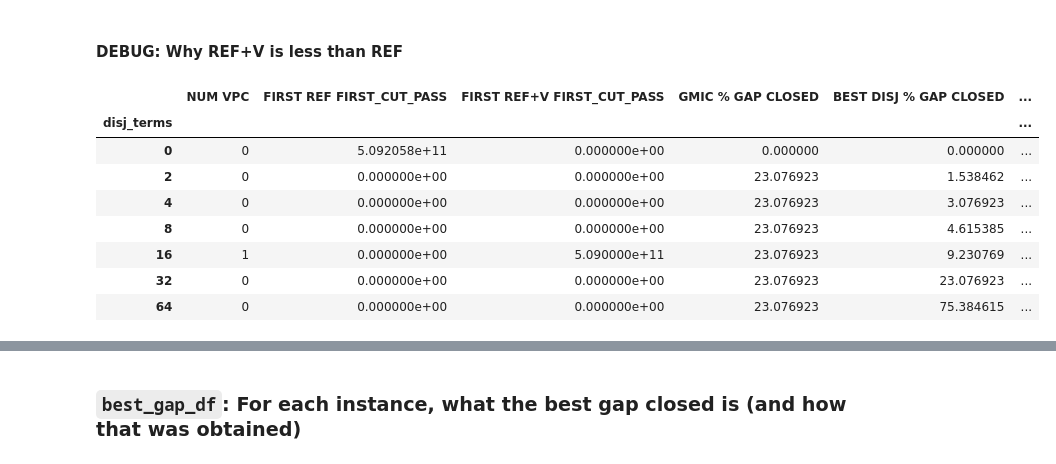
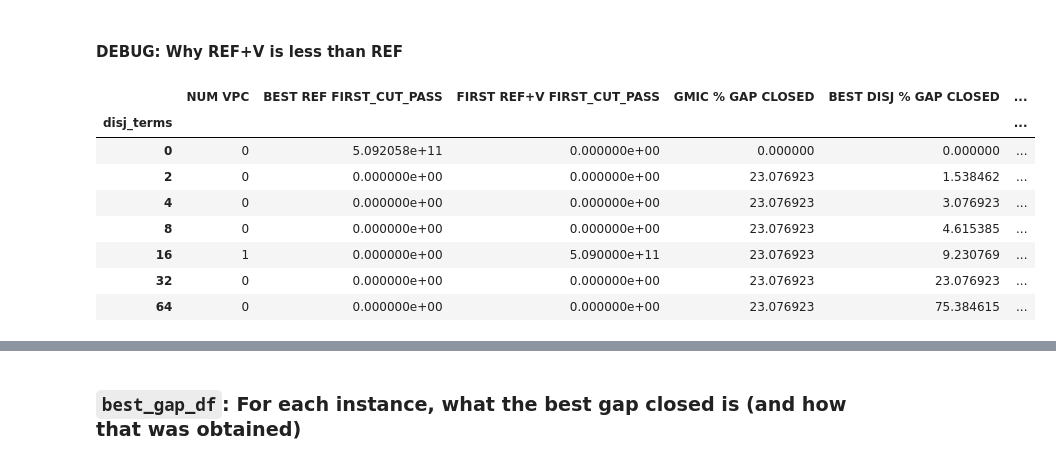
Before and after one commit to akazachk/vpc, a Jupyter notebook: plots/plots.ipynb, the cells around one changed output, grey strips where cells are left out. Cells and saved outputs as stored; diff of their text form; code cells hidden in the pictures.

```diff
--- a/plots/plots.ipynb
+++ b/plots/plots.ipynb
@@ -808,18 +808,23 @@ col_gmic        = 'GMIC % GAP CLOSED'
 col_best_disj   = 'BEST DISJ % GAP CLOSED'
 col_vpc         = 'VPC % GAP CLOSED'
 col_vpc_gmic    = 'VPC+GMIC % GAP CLOSED'
-col_first_ref   = 'REF FIRST_CUT_PASS % GAP CLOSED'
+col_first_ref_first = 'FIRST REF FIRST_CUT_PASS % GAP CLOSED'
+col_first_ref   = 'BEST REF FIRST_CUT_PASS % GAP CLOSED'
 col_first_ref_v = 'REF+V FIRST_CUT_PASS % GAP CLOSED'
-col_last_ref    = 'REF LAST_CUT_PASS % GAP CLOSED'
+col_last_ref_first = 'FIRST REF LAST_CUT_PASS % GAP CLOSED'
+col_last_ref    = 'BEST REF LAST_CUT_PASS % GAP CLOSED'
 col_last_ref_v  = 'REF+V LAST_CUT_PASS % GAP CLOSED'
 col_num_vpcs    = 'NUM VPC'
+col_num_gmic    = 'NUM GMIC'
 gap_cols = [
     col_gmic,
     col_best_disj,
     col_vpc,
     col_vpc_gmic,
+    col_first_ref_first,
     col_first_ref,
     col_first_ref_v,
+    col_last_ref_first,
     col_last_ref,
     col_last_ref_v,
 ]
@@ -870,8 +875,10 @@ gap_df = df.loc[:,
                     'VPC OBJ',
                     'VPC+GMIC OBJ',
                     'FIRST REF FIRST_CUT_PASS',
+                    'BEST REF FIRST_CUT_PASS',
                     'FIRST REF+V FIRST_CUT_PASS',
                     'FIRST REF LAST_CUT_PASS',
+                    'BEST REF LAST_CUT_PASS',
                     'FIRST REF+V LAST_CUT_PASS',
                     'NUM GMIC',
                     'NUM VPC',
@@ -898,11 +905,13 @@ col = cut_type + " OBJ"
 gap_df[cut_type + " % GAP CLOSED"] = calc_gap_closed(gap_df, col)
 
 col = "REF FIRST_CUT_PASS"
-gap_df[col + " % GAP CLOSED"] = calc_gap_closed(gap_df, "FIRST " + col)
+gap_df["FIRST " + col + " % GAP CLOSED"] = calc_gap_closed(gap_df, "FIRST " + col)
+gap_df["BEST " + col + " % GAP CLOSED"] = calc_gap_closed(gap_df, "BEST " + col)
 col = "REF+V FIRST_CUT_PASS"
 gap_df[col + " % GAP CLOSED"] = calc_gap_closed(gap_df, "FIRST " + col)
 col = "REF LAST_CUT_PASS"
-gap_df[col + " % GAP CLOSED"] = calc_gap_closed(gap_df, "FIRST " + col)
+gap_df["FIRST " + col + " % GAP CLOSED"] = calc_gap_closed(gap_df, "FIRST " + col)
+gap_df["BEST " + col + " % GAP CLOSED"] = calc_gap_closed(gap_df, "BEST " + col)
 col = "REF+V LAST_CUT_PASS"
 gap_df[col + " % GAP CLOSED"] = calc_gap_closed(gap_df, "FIRST " + col)
 
@@ -1042,22 +1051,22 @@ display(selected_gap_df.head(21).loc[:,[col_num_vpcs]+gap_cols])
 # %%
 ### DEBUG
 # Why REF+V < REF
 
 # inst = 'f2gap801600_presolved'
 inst = 'neos-1112787_presolved'
 
-tmp_df = gap_df.loc[inst,['NUM VPC']+['FIRST REF FIRST_CUT_PASS']+['FIRST REF+V FIRST_CUT_PASS']+gap_cols+['LP OBJ','IP OBJ']]
+tmp_df = gap_df.loc[inst,['NUM VPC']+['BEST REF FIRST_CUT_PASS']+['FIRST REF+V FIRST_CUT_PASS']+gap_cols+['LP OBJ','IP OBJ']]
 
 # display(tmp_df)
-# display(gap_df.loc[inst,['NUM VPC']+['FIRST REF FIRST_CUT_PASS']+['FIRST REF+V FIRST_CUT_PASS']+gap_cols])
+# display(gap_df.loc[inst,['NUM VPC']+['BEST REF FIRST_CUT_PASS']+['FIRST REF+V FIRST_CUT_PASS']+gap_cols])
 
-# display(selected_gap_df.loc[inst,['NUM VPC']+['FIRST REF FIRST_CUT_PASS']+['FIRST REF+V FIRST_CUT_PASS']+gap_cols])
+# display(selected_gap_df.loc[inst,['NUM VPC']+['BEST REF FIRST_CUT_PASS']+['FIRST REF+V FIRST_CUT_PASS']+gap_cols])
 
 col = "REF+V FIRST_CUT_PASS"
 tmp_df[col + " % GAP CLOSED"] = calc_gap_closed(tmp_df, "FIRST " + col)
 display(tmp_df)
 # %% [output]
-|  | NUM VPC | FIRST REF FIRST_CUT_PASS | FIRST REF+V FIRST_CUT_PASS | GMIC % GAP CLOSED | BEST DISJ % GAP CLOSED | ... |
+|  | NUM VPC | BEST REF FIRST_CUT_PASS | FIRST REF+V FIRST_CUT_PASS | GMIC % GAP CLOSED | BEST DISJ % GAP CLOSED | ... |
 | disj_terms |  |  |  |  |  | ... |
 | 0 | 0 | 5.092058e+11 | 0.000000e+00 | 0.000000 | 0.000000 | ... |
 | 2 | 0 | 0.000000e+00 | 0.000000e+00 | 23.076923 | 1.538462 | ... |
```
Also changed, not shown: parts of 24 cells of this notebook.
